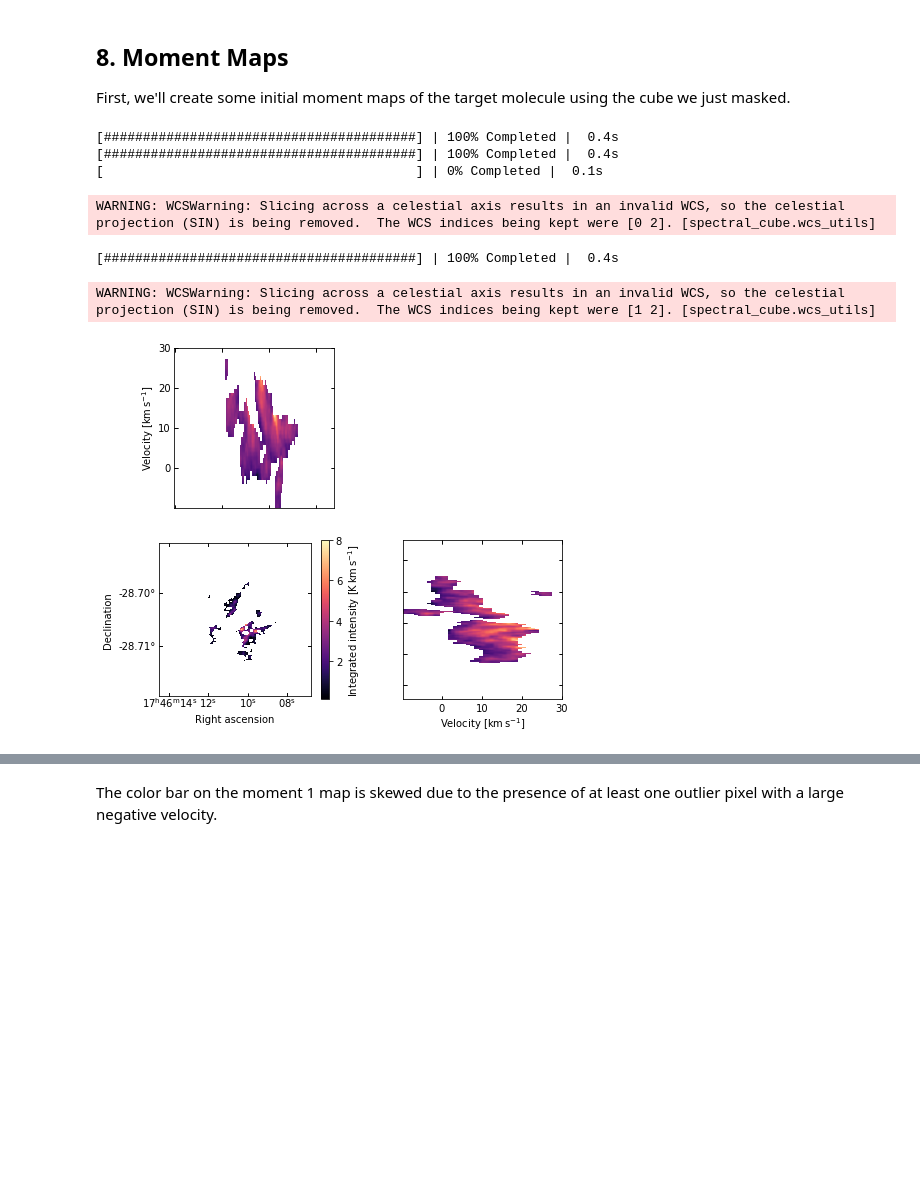
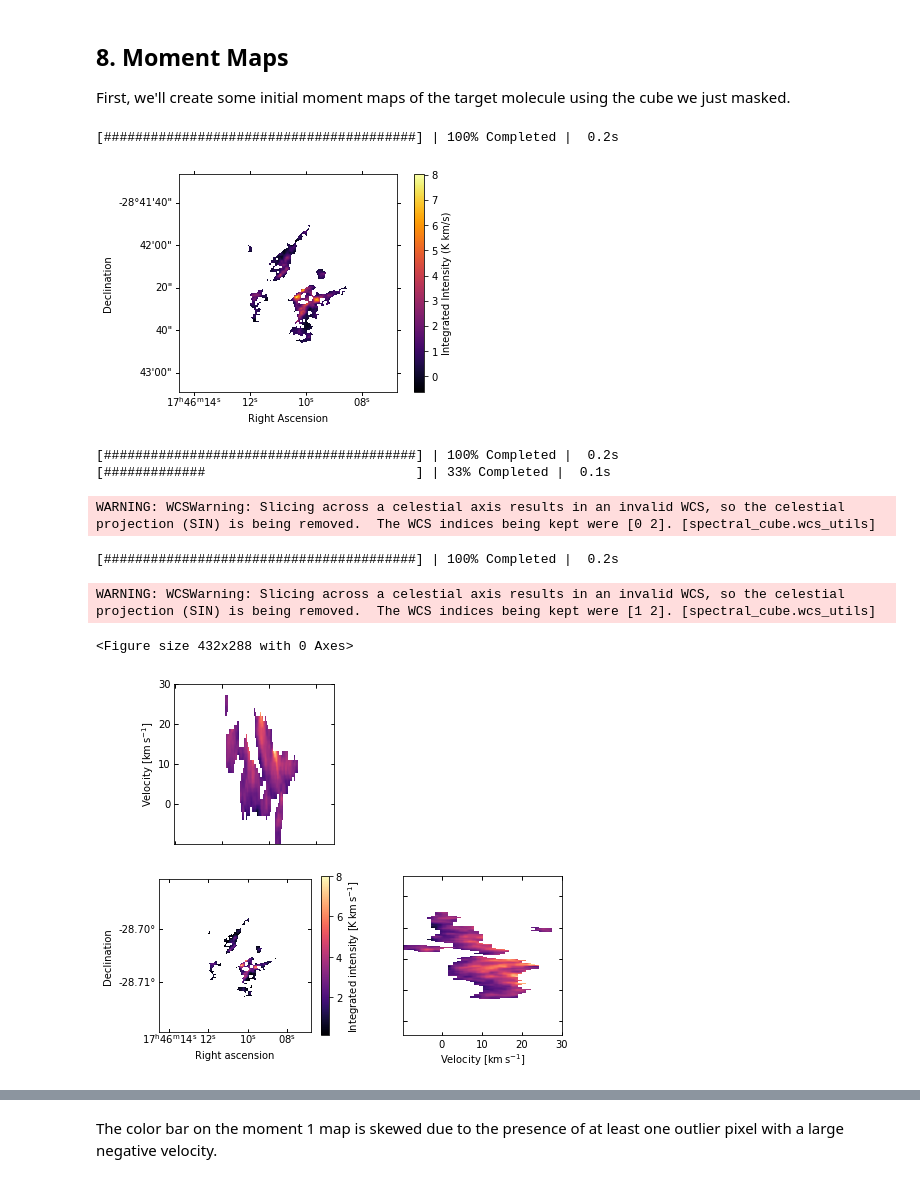
Before and after one commit to abulatek/brick, a Jupyter notebook: first_results/CH3CNMasking_v1.ipynb, the cells around one changed output, grey strips where cells are left out. Cells and saved outputs as stored; diff of their text form; code cells hidden in the pictures; blank space fills up the shorter version.

Commit message:
Updated figures again, and tutorials

```diff
--- a/first_results/CH3CNMasking_v1.ipynb
+++ b/first_results/CH3CNMasking_v1.ipynb
@@ -586,16 +586,22 @@ plt.show()
 # %% [markdown]
 ## 8. Moment Maps
 First, we'll create some initial moment maps of the target molecule using the cube we just masked.
+# %%
+masked_moment0 = masked_cube.moment0()
+
+fig = plt.figure()
+ax = plt.subplot(projection=masked_moment0.wcs)
+im = ax.imshow(masked_moment0.value, origin='lower', cmap='inferno')
+cbar = plt.colorbar(im)
+cbar.set_label('Integrated Intensity (K km/s)')
+ax.set_ylabel('Declination')
+ax.set_xlabel('Right Ascension')
+plt.savefig("figures/mom0.pdf", dpi = 300, facecolor='w', edgecolor='w', bbox_inches='tight')
+# %% [output]
+[########################################] | 100% Completed |  0.2s
+[figure, added]
 # %%
-masked_moment0 = masked_cube.moment0()
-
-# ax = plt.subplot(projection=masked_moment0.wcs)
-# im = ax.imshow(masked_moment0.value, origin='lower', cmap='inferno')
-# cbar = plt.colorbar(im)
-# cbar.set_label('Integrated Intensity (K km/s)')
-# ax.set_ylabel('Declination')
-# ax.set_xlabel('Right Ascension')
-
+fig = plt.figure()
 # Collapse the map in three dimensions
 collapse1 = masked_cube.mean(axis = 1)
 collapse2 = masked_cube.mean(axis = 2)
@@ -663,12 +669,12 @@ ax1.set_ylim(ax3.get_ylim())
 plt.savefig("figures/mom0_PV.pdf", dpi = 300, facecolor='w', edgecolor='w', bbox_inches='tight')
 plt.show()
 # %% [output]
-[########################################] | 100% Completed |  0.4s
-[########################################] | 100% Completed |  0.4s
-[                                        ] | 0% Completed |  0.1s
+[########################################] | 100% Completed |  0.2s
+[#############                           ] | 33% Completed |  0.1s
 WARNING: WCSWarning: Slicing across a celestial axis results in an invalid WCS, so the celestial projection (SIN) is being removed.  The WCS indices being kept were [0 2]. [spectral_cube.wcs_utils]
-[########################################] | 100% Completed |  0.4s
+[########################################] | 100% Completed |  0.2s
 WARNING: WCSWarning: Slicing across a celestial axis results in an invalid WCS, so the celestial projection (SIN) is being removed.  The WCS indices being kept were [1 2]. [spectral_cube.wcs_utils]
+<Figure size 432x288 with 0 Axes>
 [figure]
 # %%
 masked_moment1 = masked_cube.moment1()
```
Also changed, not shown: parts of 14 cells of this notebook, 12 other files.
